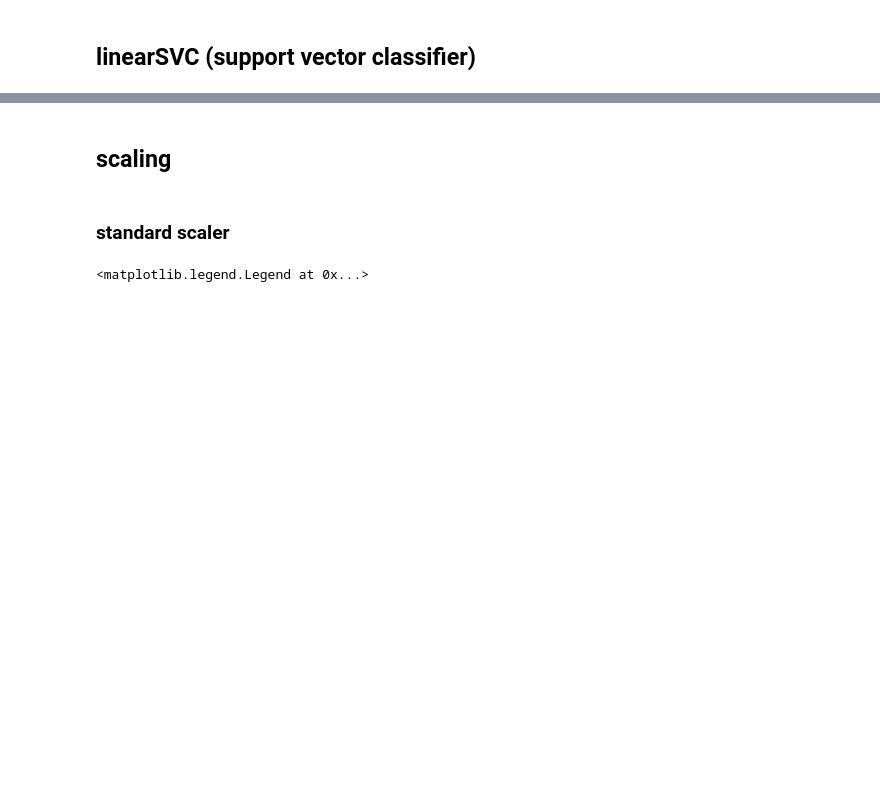
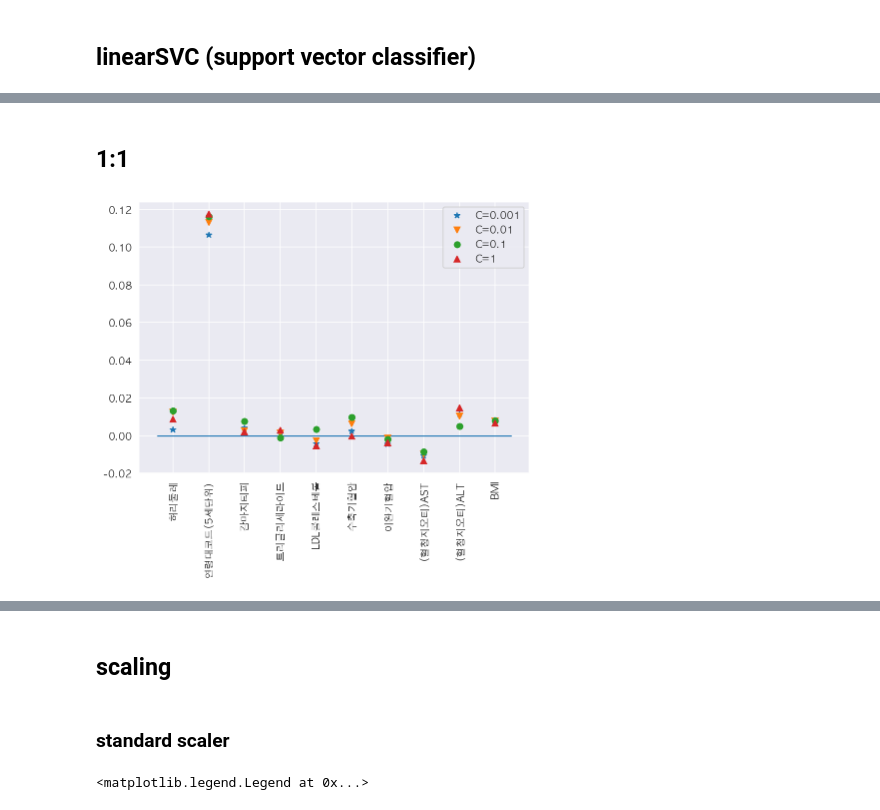
Before and after one commit to A-9-ZZIM/A-9-ZZIM-document, a Jupyter notebook: materials/Model 사용/LinearSVC.ipynb, the cells around one changed output, grey strips where cells are left out. Drawn from its saved outputs; the diff is of its cells as text; code cells hidden in the pictures; blank space fills up the shorter version.

```diff
--- a/materials/Model 사용/LinearSVC.ipynb
+++ b/materials/Model 사용/LinearSVC.ipynb
@@ -135,0 +178,9 @@ from sklearn.svm import LinearSVC
+# %%
+def linearSVC(X,y,scalar=False):
+
+    svc0001 = LinearSVC(C=0.001).fit(X,y)
+    svc001 = LinearSVC(C=0.01).fit(X,y)
+    svc01 = LinearSVC(C=0.1).fit(X,y)
+    svc = LinearSVC(C=1).fit(X,y)
+
+    return svc0001, svc001, svc01, svc
@@ -135,0 +196,12 @@ from sklearn.svm import LinearSVC
+# %%
+def show_coef(models):
+    plt.figure(figsize=(7,5))
+    plt.plot(models[0].coef_.T, '*',label="C=0.001")
+    plt.plot(models[1].coef_.T, 'v',label="C=0.01")
+    plt.plot(models[2].coef_.T, 'o',label="C=0.1")
+    plt.plot(models[3].coef_.T, '^',label="C=1")
+
+    plt.xticks(range(len(X.columns)),X.columns,rotation=90)
+    xlims = plt.xlim()
+    plt.hlines(0,xlims[0],xlims[1])
+    plt.legend()
@@ -136 +246,3 @@ from sklearn.svm import LinearSVC
+# %% [markdown]
+## 1:1
 # %%
@@ -137,0 +250,4 @@ SVC01 = LinearSVC(C=0.1).fit(X_train, y_train)
+# %%
+show_coef(models)
+# %% [output]
+[figure, added]
```
Also changed, not shown: parts of 89 cells of this notebook.
